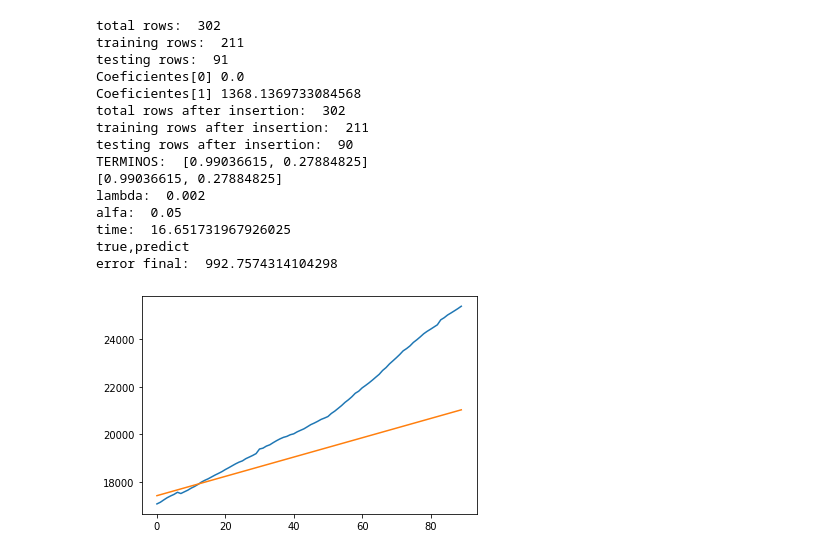
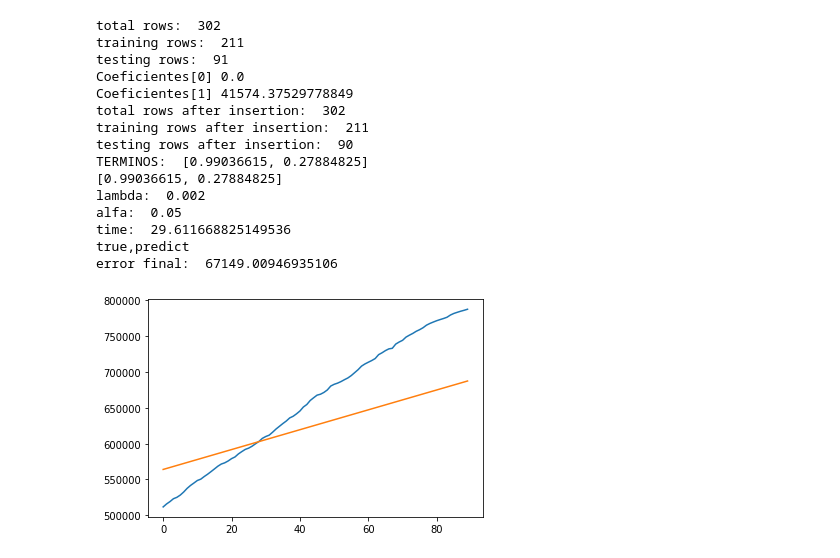
Before and after one commit to MenuMarino/Regresion-Covid, a Jupyter notebook: test.ipynb, the cells around one changed output. Saved outputs shown, nothing was run; the diff lists cells and outputs as text; code cells hidden in the pictures.

```diff
--- a/test.ipynb
+++ b/test.ipynb
@@ -42,7 +42,7 @@ with open(filename) as csv_file:
           nueva_marca_de_tiempo: float = (marca_de_tiempo - offset)/(3600.0 * 24.0 * 30.0)
           # print(nueva_marca_de_tiempo)
           new_x = [1, float(nueva_marca_de_tiempo)]
-          new_y = float(row[DEATHS])
+          new_y = float(row[CONFIRMED])
           if idx <= training_rows:
             #print('training row')
             x_training_ds.append(new_x)
@@ -116,7 +116,7 @@ def test():
   k = 1
   while (k < 1500):
     unidades.append(k)
-    grads = [derivada_l1_regularizada(y_training_ds, h, landa, w, j, x_training_ds) for j in range(p)]
+    grads = [derivada_l1(y_training_ds, h, landa, w, j, x_training_ds) for j in range(p)]
     for i in range(p):
       w[i] = w[i] - alfa*grads[i]
     err = mae(y_training_ds, h)
@@ -143,39 +143,39 @@ unidades2 = []
 print('true,predict')
 
 # NOTE: descomentar lo de abajo para probar el error con la regresion de sklearn
-# w[0] = reg.coef_[0]
-# w[1] = reg.coef_[1]
+#w[0] = reg.coef_[0]
+#w[1] = reg.coef_[1]
 
 for i in range(q-1):
     unidades2.append(i)
     row = x_testing_ds[i]
     true = y_testing_ds[i]
     verdaderas.append(true)
     predicciones.append(h(w, x_testing_ds, i))
     # print(true,",",h(w, x_testing_ds, i))
 
   # w: [0.30685797 0.98797992]
   # l: 0.002
   # a: 0.05
   # 10 000 epocas mejoró
 
 plt.plot(unidades2, verdaderas)
 plt.plot(unidades2, predicciones)
 print('error final: ', mae(y_training_ds, h))
 # %% [output]
 total rows:  302
 training rows:  211
 testing rows:  91
 Coeficientes[0] 0.0
-Coeficientes[1] 1368.1369733084568
+Coeficientes[1] 41574.37529778849
 total rows after insertion:  302
 training rows after insertion:  211
 testing rows after insertion:  90
 TERMINOS:  [0.99036615, 0.27884825]
 [0.99036615, 0.27884825]
 lambda:  0.002
 alfa:  0.05
-time:  16.651731967926025
+time:  29.611668825149536
 true,predict
-error final:  992.7574314104298
+error final:  67149.00946935106
-[figure, old version]
+[figure, new version]
```
Also changed, not shown: 2 other files.
